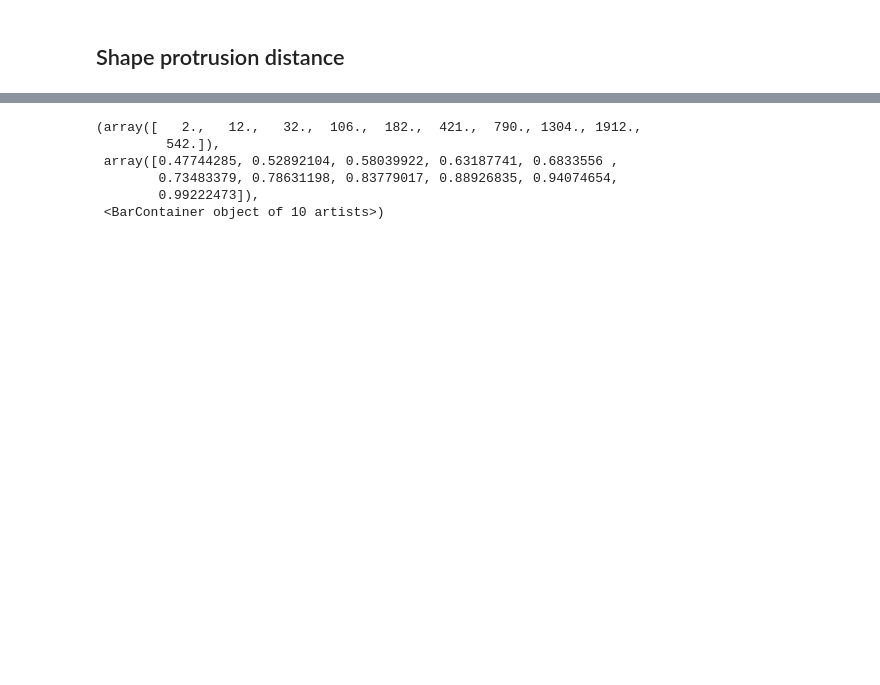
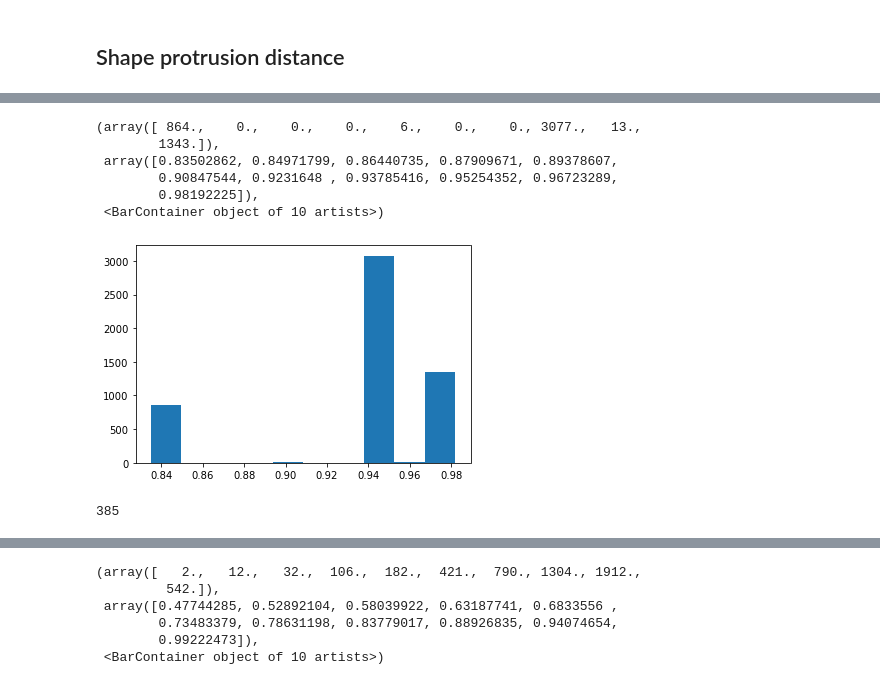
Before and after one commit to stephwills/fragment_network_merges, a Jupyter notebook: notebooks/archived/filtering.ipynb, the cells around one changed output, grey strips where cells are left out. Saved outputs shown, nothing was run; the diff lists cells and outputs as text; code cells hidden in the pictures; blank space fills up the shorter version.

```diff
--- a/notebooks/filtering.ipynb
+++ b/notebooks/archived/filtering.ipynb
@@ -303,0 +431,10 @@ Filtering using the energy only rules out 2 molecules (most of the bad conformat
+# %%
+plt.hist(b_mean_dists.values())
+# %% [output]
+(array([ 864.,    0.,    0.,    0.,    6.,    0.,    0., 3077.,   13.,
+        1343.]),
+ array([0.83502862, 0.84971799, 0.86440735, 0.87909671, 0.89378607,
+        0.90847544, 0.9231648 , 0.93785416, 0.95254352, 0.96723289,
+        0.98192225]),
+ <BarContainer object of 10 artists>)
+[figure, added]
@@ -303,0 +452,4 @@ Filtering using the energy only rules out 2 molecules (most of the bad conformat
+# %%
+len(filtered_2)
+# %% [output]
+385
```
Also changed, not shown: parts of 39 cells of this notebook, 8 other files.
